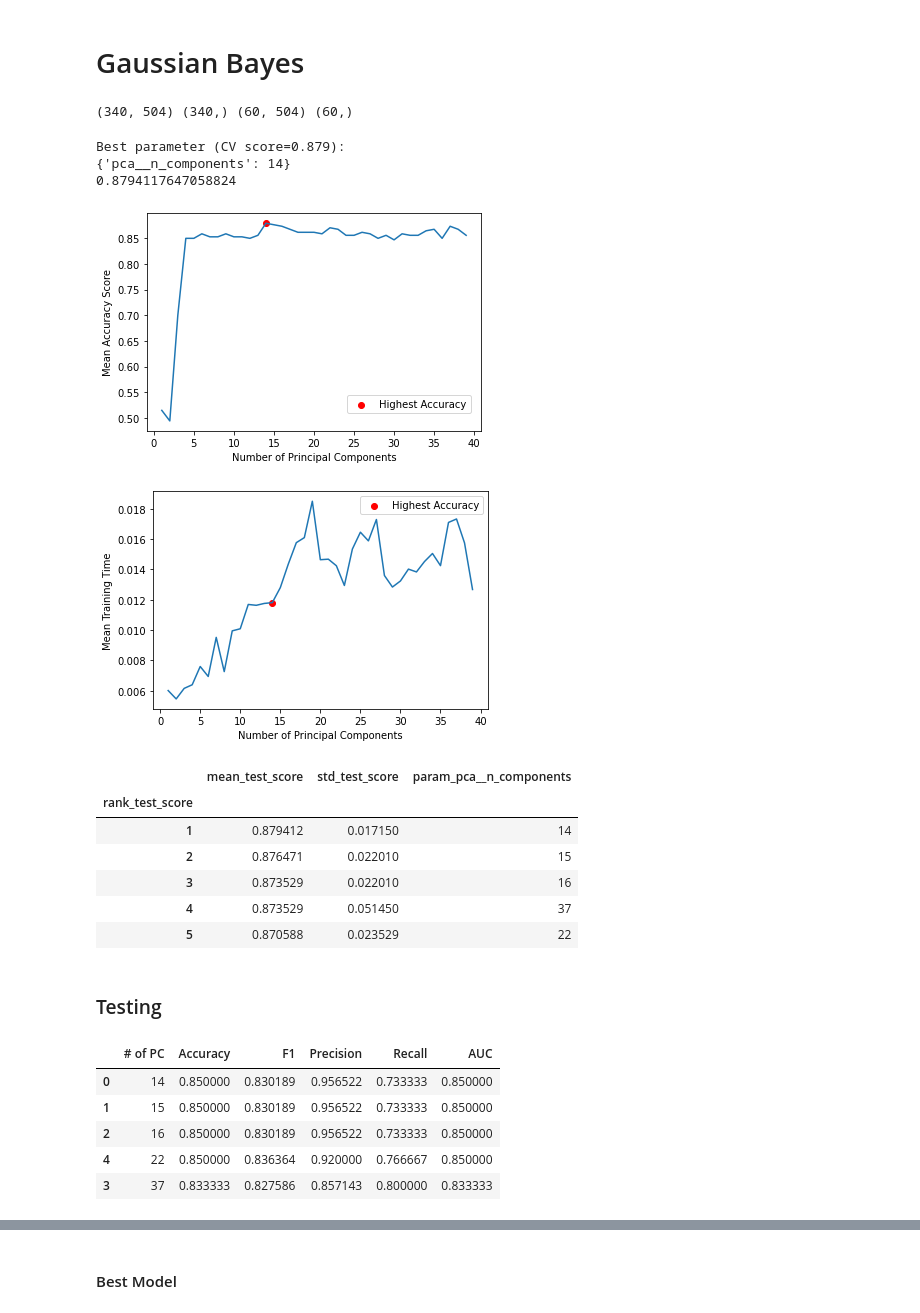
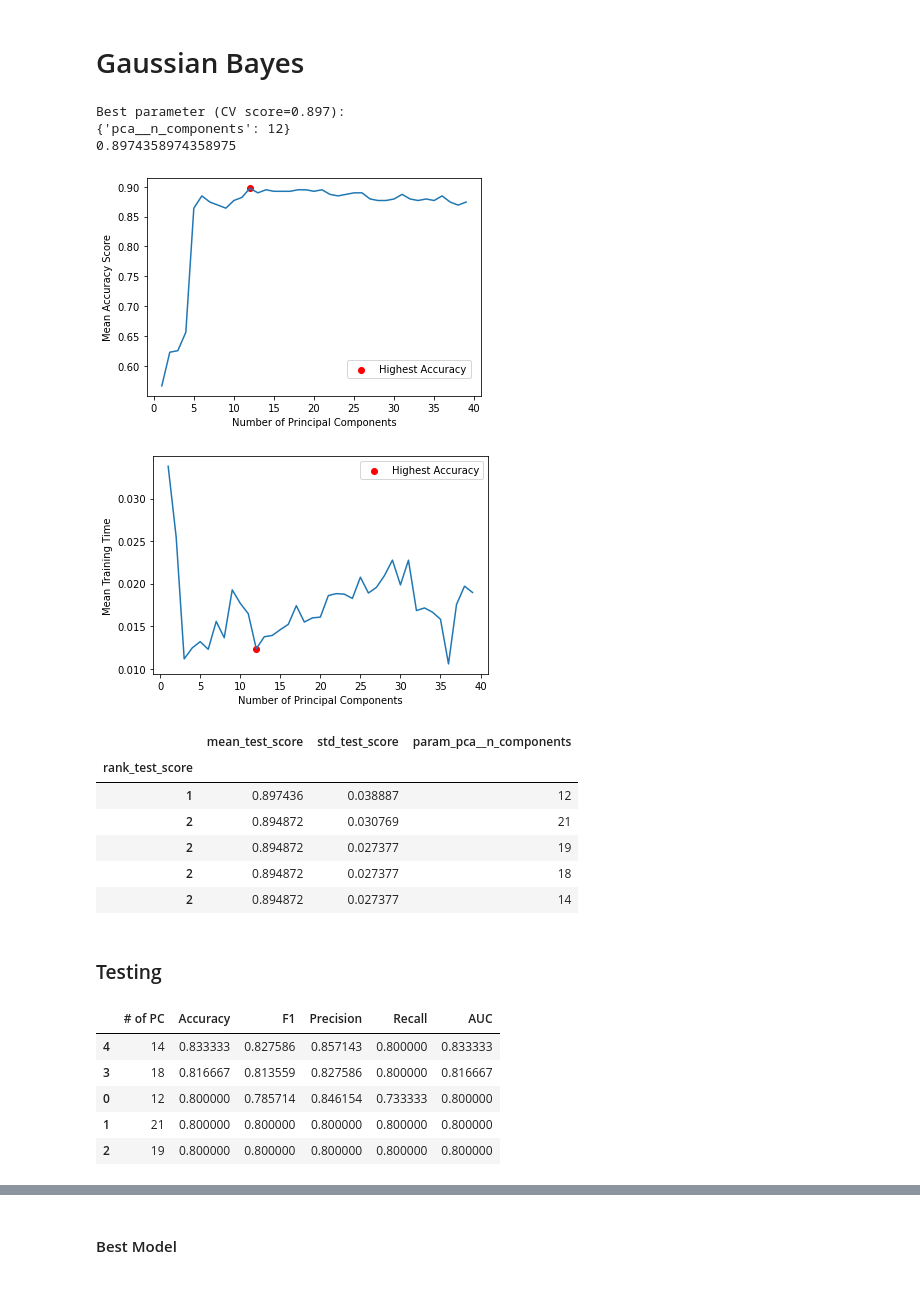
Before and after one commit to Dkashkett/Image_classification_, a Jupyter notebook: Task1.ipynb, the cells around one changed output, grey strips where cells are left out. Drawn from its saved outputs; the diff is of its cells as text; code cells hidden in the pictures.

```diff
--- a/Task1.ipynb
+++ b/Task1.ipynb
@@ -166,12 +167,3 @@ def make_dataset(raw_face, num_illum, split=.15):
     return X_train, y_train.astype(int), X_test, y_test.astype(int)
 # %% [markdown]
 ### load data and create dataset
-# %%
-#load data chunks
-raw_face, raw_pose, aug_data = load_data_chunks()
-#create face dataset
-data, labels = make_face_dataset(raw_face, augmented=False)
-#split data into train and test
-X_train, X_test, y_train, y_test = train_test_split(data, labels,
-                                                    test_size=0.15, random_state=42, shuffle='true', stratify=labels)
-print(X_train.shape, y_train.shape, X_test.shape, y_test.shape)
@@ -179,0 +170,4 @@ print(X_train.shape, y_train.shape, X_test.shape, y_test.shape)
+# %%
+X_train, y_train, X_test, y_test = make_dataset(raw_face, num_illum=50, split=.15)
+X_train = X_train/255
+X_test = X_test/255
@@ -190,7 +186,3 @@ bayes_testing_log = []
 knn_testing_log = []
 # %% [markdown]
 # Gaussian Bayes
-# %%
-X_train, y_train, X_test, y_test = make_dataset(raw_face, num_illum=0, split=.15)
-# %% [output]
-(340, 504) (340,) (60, 504) (60,)
@@ -214,15 +203,15 @@ print("Best parameter (CV score=%0.3f):" % bayes_search.best_score_)
 print(bayes_search.best_params_)
 print(bayes_search.best_score_)
 # %% [output]
-Best parameter (CV score=0.879):
-{'pca__n_components': 14}
-0.8794117647058824
+Best parameter (CV score=0.897):
+{'pca__n_components': 12}
+0.8974358974358975
 # %%
 training_plot(bayes_search)
 training_time_plot(bayes_search)
 # %% [output]
-[figure, old version]
+[figure, new version]
-[figure, old version]
+[figure, new version]
 # %%
 bayes_search_results = pd.DataFrame(bayes_search.cv_results_).sort_values(by='rank_test_score')[['rank_test_score',
                                                         'mean_test_score',
@@ -232,36 +221,36 @@ bayes_search_results
 # %% [output]
 |  | mean_test_score | std_test_score | param_pca__n_components |
 | rank_test_score |  |  |  |
-| 1 | 0.879412 | 0.017150 | 14 |
-| 2 | 0.876471 | 0.022010 | 15 |
-| 3 | 0.873529 | 0.022010 | 16 |
-| 4 | 0.873529 | 0.051450 | 37 |
-| 5 | 0.870588 | 0.023529 | 22 |
+| 1 | 0.897436 | 0.038887 | 12 |
+| 2 | 0.894872 | 0.030769 | 21 |
+| 2 | 0.894872 | 0.027377 | 19 |
+| 2 | 0.894872 | 0.027377 | 18 |
+| 2 | 0.894872 | 0.027377 | 14 |
 # %% [markdown]
 ### Testing
 # %%
 top_pca = list(bayes_search_results['param_pca__n_components'])
 accuracy, f1, precision, recall, auc = [], [], [], [], []
 for i in range(5):
     pca = PCA(n_components=top_pca[i])
     model = Pipeline(steps=[('pca', pca), ('bayes', gnb)])
     model.fit(X_train, y_train)
     results = model_eval(model, X_test, y_test)
     accuracy.append(results['Accuracy'][0])
     f1.append(results['F1'][0])
     precision.append(results['Precision'][0])
     recall.append(results['Recall'][0])
     auc.append(results['AUC'][0])
 
 testing_results = pd.DataFrame({'# of PC':top_pca, 'Accuracy':accuracy,
                                 'F1':f1,'Precision':precision, 'Recall':recall, 'AUC':auc})
 testing_results = testing_results.sort_values(by="AUC", ascending =False)
-bayes_testing_log.append((list(testing_results.iloc[0][:2]),'no augmented data'))
+# bayes_testing_log.append((list(testing_results.loc[0][:2]),'no augmented data'))
 testing_results
 # %% [output]
 |  | # of PC | Accuracy | F1 | Precision | Recall | AUC |
-| 0 | 14 | 0.850000 | 0.830189 | 0.956522 | 0.733333 | 0.850000 |
-| 1 | 15 | 0.850000 | 0.830189 | 0.956522 | 0.733333 | 0.850000 |
-| 2 | 16 | 0.850000 | 0.830189 | 0.956522 | 0.733333 | 0.850000 |
-| 4 | 22 | 0.850000 | 0.836364 | 0.920000 | 0.766667 | 0.850000 |
-| 3 | 37 | 0.833333 | 0.827586 | 0.857143 | 0.800000 | 0.833333 |
+| 4 | 14 | 0.833333 | 0.827586 | 0.857143 | 0.800000 | 0.833333 |
+| 3 | 18 | 0.816667 | 0.813559 | 0.827586 | 0.800000 | 0.816667 |
+| 0 | 12 | 0.800000 | 0.785714 | 0.846154 | 0.733333 | 0.800000 |
+| 1 | 21 | 0.800000 | 0.800000 | 0.800000 | 0.800000 | 0.800000 |
+| 2 | 19 | 0.800000 | 0.800000 | 0.800000 | 0.800000 | 0.800000 |
```
Also changed, not shown: parts of 18 cells of this notebook, 3 other files.
